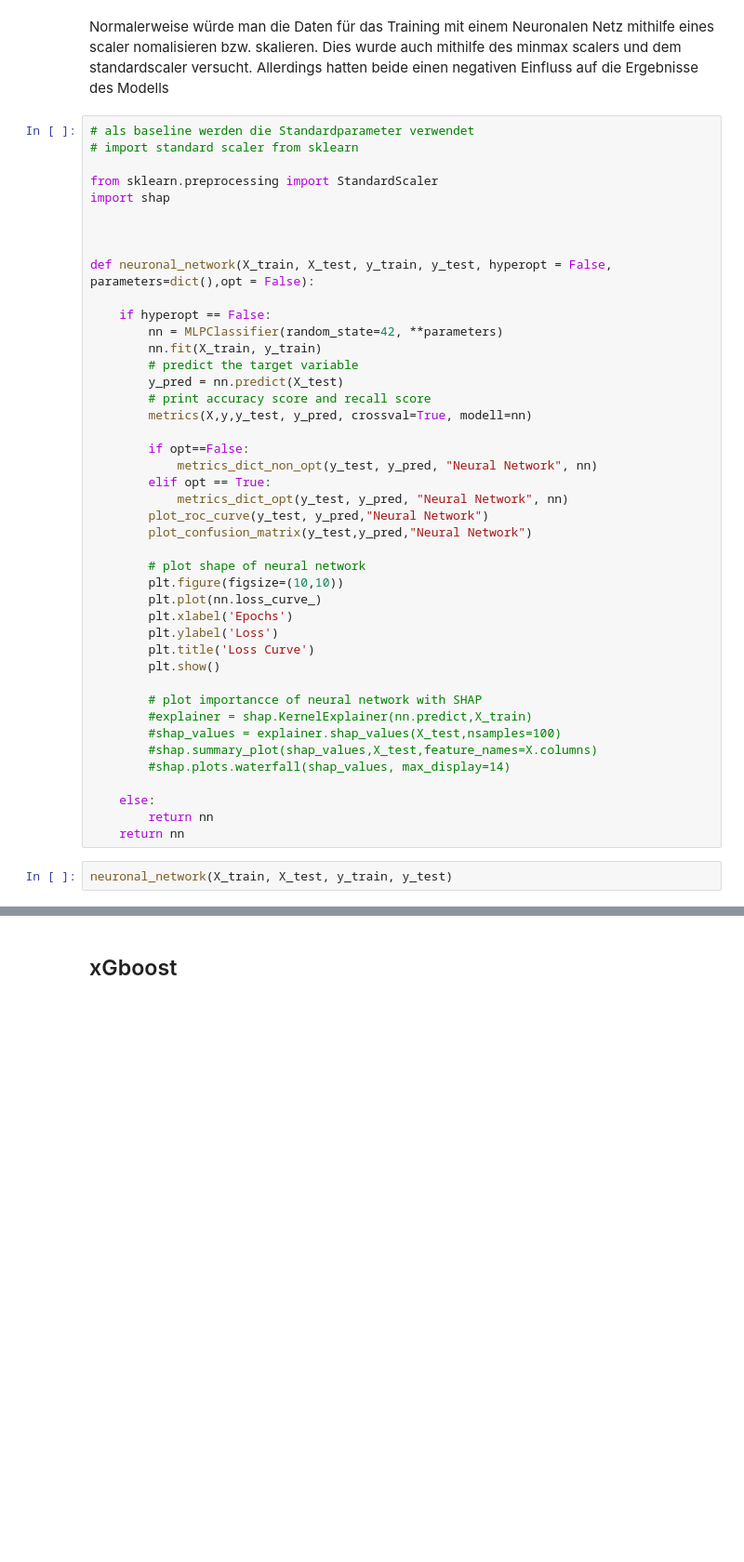
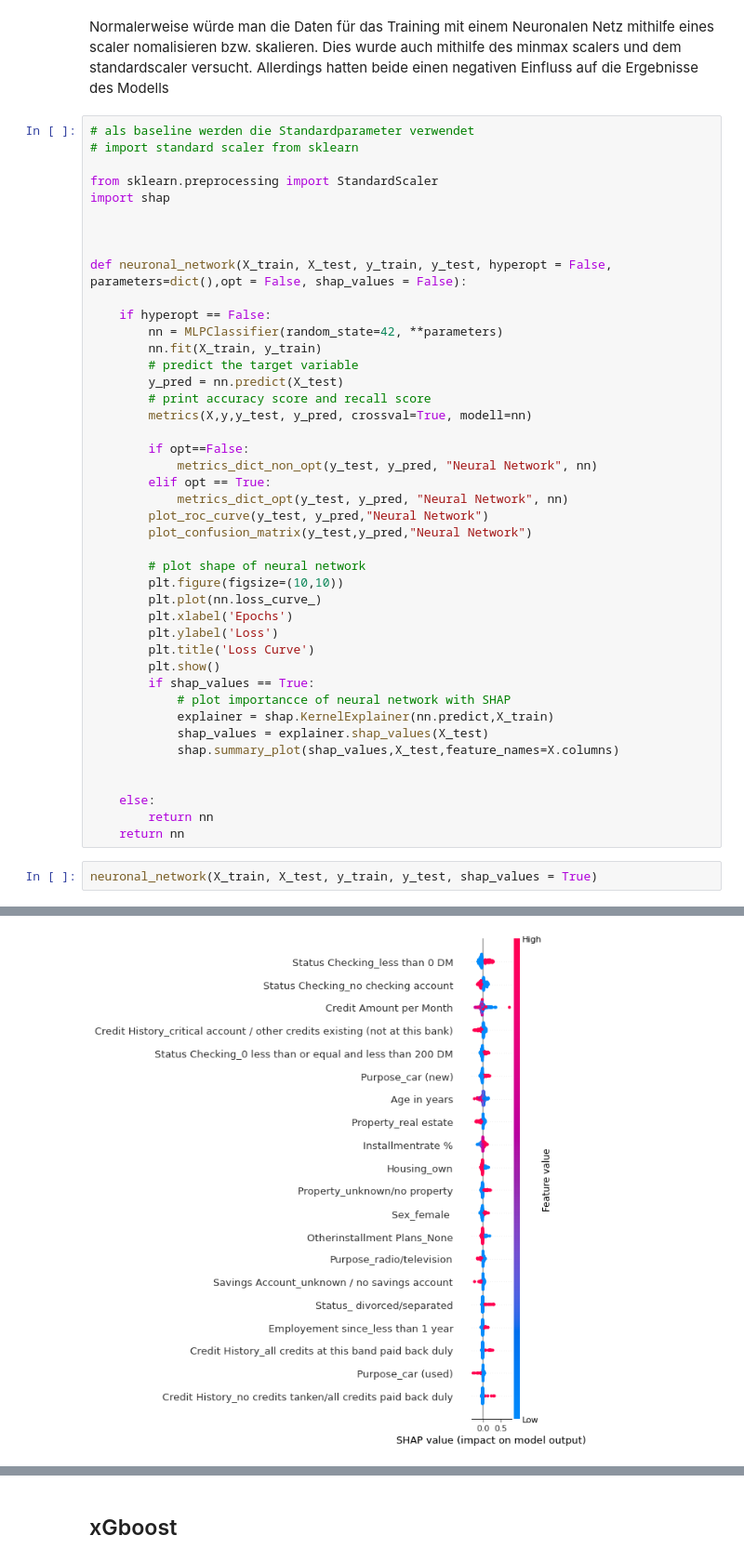
Before and after one commit to DanielGit4/AML, a Jupyter notebook: German_Credit_data/classification.ipynb, the cells around one changed output, grey strips where cells are left out. Shown at 93% size. Cells and saved outputs as stored; diff of their text form; blank space fills up the shorter version.

```diff
--- a/German_Credit_data/classification.ipynb
+++ b/German_Credit_data/classification.ipynb
@@ -299,7 +296,7 @@ import shap
 
 
 
-def neuronal_network(X_train, X_test, y_train, y_test, hyperopt = False, parameters=dict(),opt = False):
+def neuronal_network(X_train, X_test, y_train, y_test, hyperopt = False, parameters=dict(),opt = False, shap_values = False):
 
     if hyperopt == False:
         nn = MLPClassifier(random_state=42, **parameters)
@@ -323,18 +320,18 @@ def neuronal_network(X_train, X_test, y_train, y_test, hyperopt = False, paramet
         plt.ylabel('Loss')
         plt.title('Loss Curve')
         plt.show()
+        if shap_values == True:
+            # plot importancce of neural network with SHAP
+            explainer = shap.KernelExplainer(nn.predict,X_train)
+            shap_values = explainer.shap_values(X_test)
+            shap.summary_plot(shap_values,X_test,feature_names=X.columns)
 
-        # plot importancce of neural network with SHAP
-        #explainer = shap.KernelExplainer(nn.predict,X_train)
-        #shap_values = explainer.shap_values(X_test,nsamples=100)
-        #shap.summary_plot(shap_values,X_test,feature_names=X.columns)
-        #shap.plots.waterfall(shap_values, max_display=14)
 
     else:
         return nn
     return nn
 # %%
-neuronal_network(X_train, X_test, y_train, y_test)
+neuronal_network(X_train, X_test, y_train, y_test, shap_values = True)
 # %% [output]
 ----- Metric for 80/20 Split -----
 Accuracy score: 0.76
@@ -354,0 +352 @@ MLPClassifier(random_state=42)
+[figure, added]
```
Also changed, not shown: parts of 5 cells of this notebook, 1 other file.
